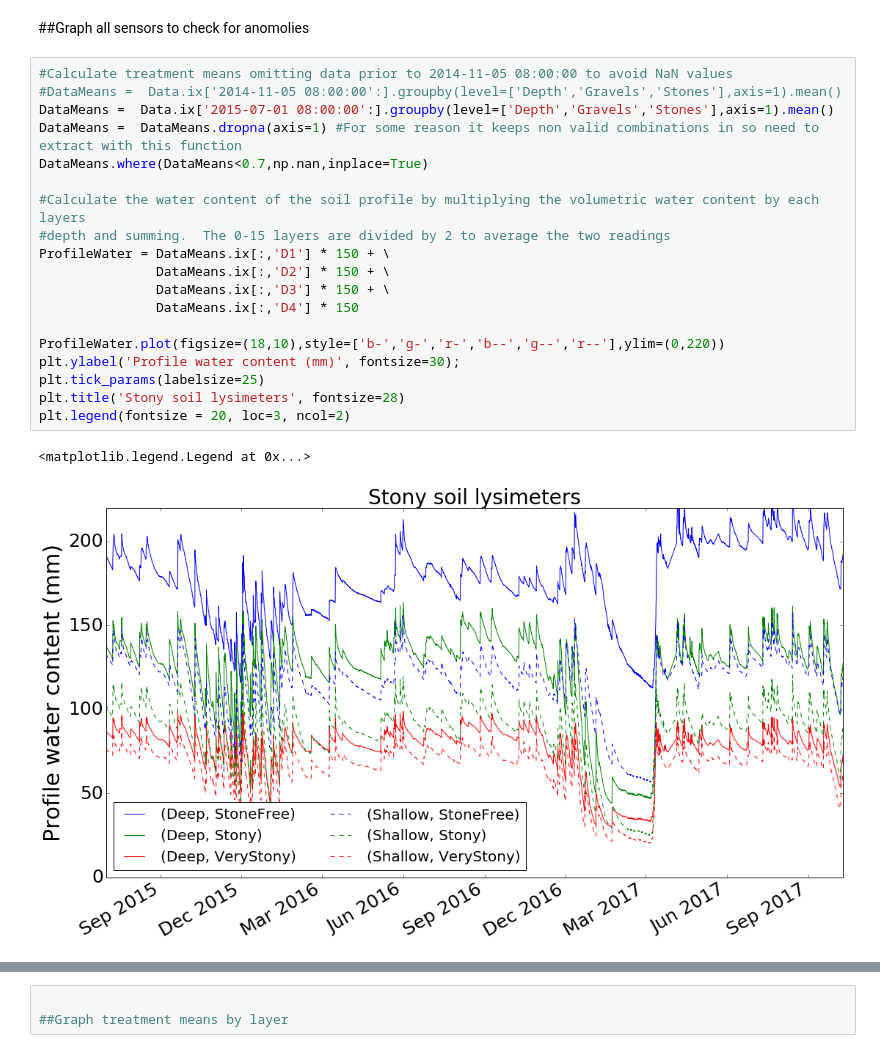
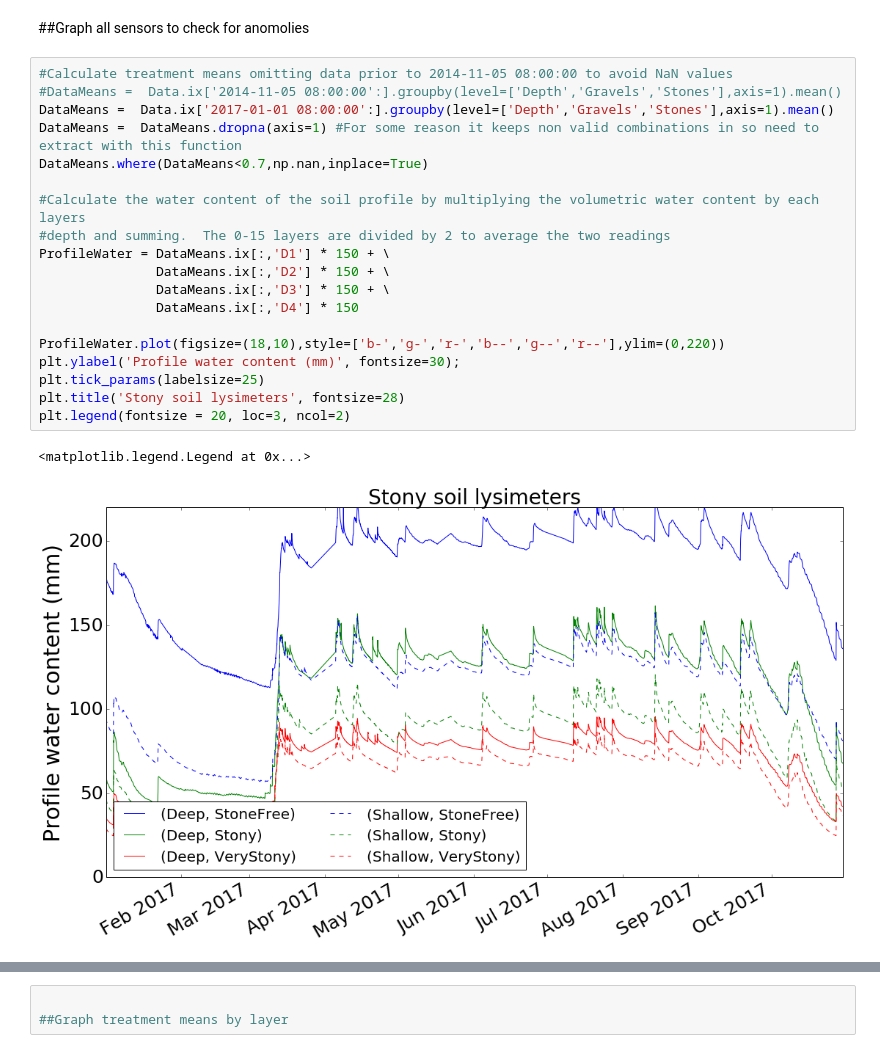
Before and after one commit to HamishBrownPFR/StonySoilLysimeters, a Jupyter notebook: SoilWaterAnalysis.ipynb, the cells around one changed output, grey strips where cells are left out. Cells and saved outputs as stored; diff of their text form.

```diff
--- a/SoilWaterAnalysis.ipynb
+++ b/SoilWaterAnalysis.ipynb
@@ -28,25 +28,25 @@ Timestamp('2017-10-10 07:45:00')
 # %%
 #Calculate treatment means omitting data prior to 2014-11-05 08:00:00 to avoid NaN values
 #DataMeans =  Data.ix['2014-11-05 08:00:00':].groupby(level=['Depth','Gravels','Stones'],axis=1).mean()
-DataMeans =  Data.ix['2015-07-01 08:00:00':].groupby(level=['Depth','Gravels','Stones'],axis=1).mean()
+DataMeans =  Data.ix['2017-01-01 08:00:00':].groupby(level=['Depth','Gravels','Stones'],axis=1).mean()
 DataMeans =  DataMeans.dropna(axis=1) #For some reason it keeps non valid combinations in so need to extract with this function
 DataMeans.where(DataMeans<0.7,np.nan,inplace=True)
 
 #Calculate the water content of the soil profile by multiplying the volumetric water content by each layers
 #depth and summing.  The 0-15 layers are divided by 2 to average the two readings
 ProfileWater = DataMeans.ix[:,'D1'] * 150 + \
                DataMeans.ix[:,'D2'] * 150 + \
                DataMeans.ix[:,'D3'] * 150 + \
                DataMeans.ix[:,'D4'] * 150
 
 ProfileWater.plot(figsize=(18,10),style=['b-','g-','r-','b--','g--','r--'],ylim=(0,220))
 plt.ylabel('Profile water content (mm)', fontsize=30);
 plt.tick_params(labelsize=25)
 plt.title('Stony soil lysimeters', fontsize=28)
 plt.legend(fontsize = 20, loc=3, ncol=2)
 # %% [output]
 <matplotlib.legend.Legend at 0x...>
-[figure, old version]
+[figure, new version]
 # %%
 Depths = ['D1','D2','D3','D4']
 Gravels = ['Deep','Shallow']
```
Also changed, not shown: parts of 5 cells of this notebook, 2 other files.
